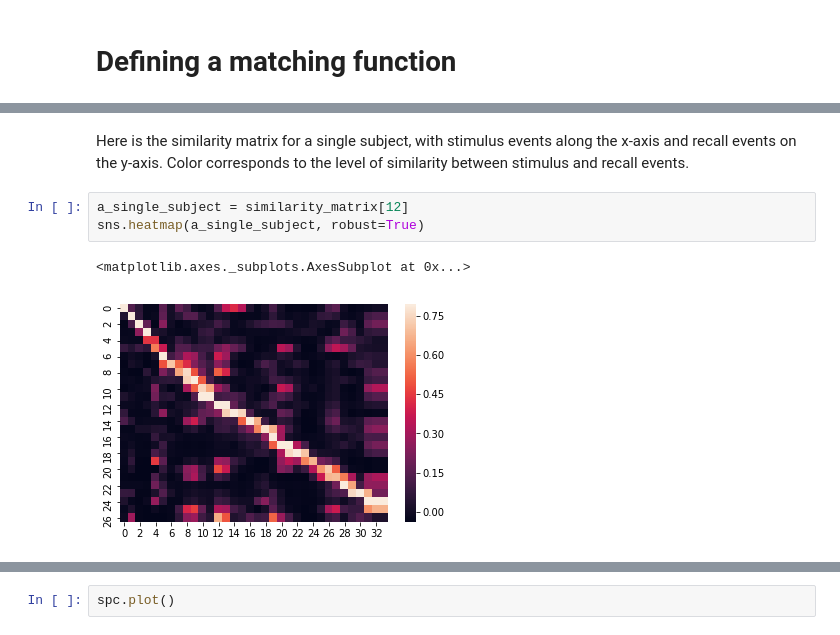
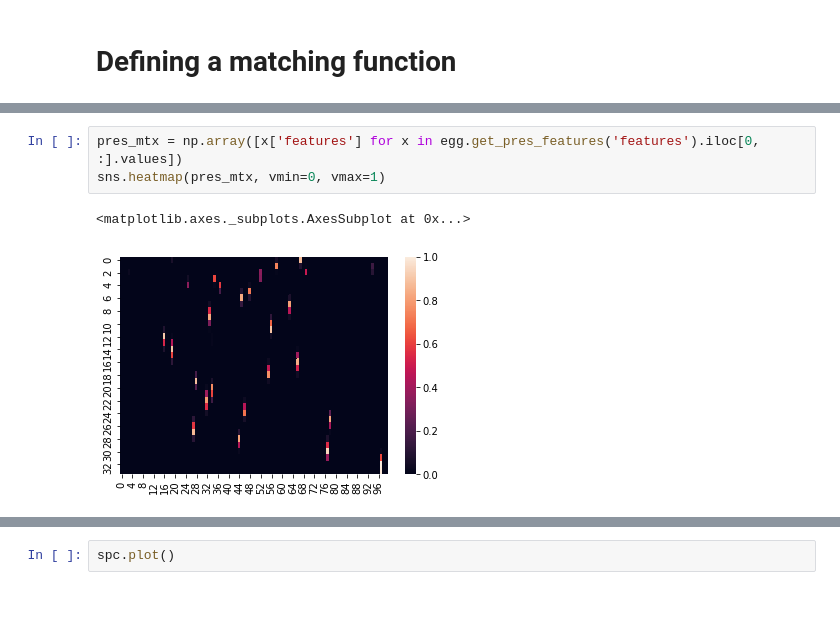
Before and after one commit to ContextLab/quail, a Jupyter notebook: docs/tutorial/naturalistic-analyses.ipynb, the cells around one changed output, grey strips where cells are left out. Saved outputs shown, nothing was run; the diff lists cells and outputs as text; blank space fills up the shorter version.

```diff
--- a/docs/tutorial/naturalistic-analyses.ipynb
+++ b/docs/tutorial/naturalistic-analyses.ipynb
@@ -105,8 +102,6 @@ similarity_matrix = recall_matrix.simmtx
-# %% [markdown]
-Here is the similarity matrix for a single subject, with stimulus events along the x-axis and recall events on the y-axis. Color corresponds to the level of similarity between stimulus and recall events.
-# %%
-a_single_subject = similarity_matrix[12]
-sns.heatmap(a_single_subject, robust=True)
-# %% [output]
-<matplotlib.axes._subplots.AxesSubplot at 0x...>
-[figure, removed]
+# %%
+pres_mtx = np.array([x['features'] for x in egg.get_pres_features('features').iloc[0, :].values])
+sns.heatmap(pres_mtx, vmin=0, vmax=1)
+# %% [output]
+<matplotlib.axes._subplots.AxesSubplot at 0x...>
+[figure, added]
```
Also changed, not shown: parts of 35 cells of this notebook, 1 other file.
